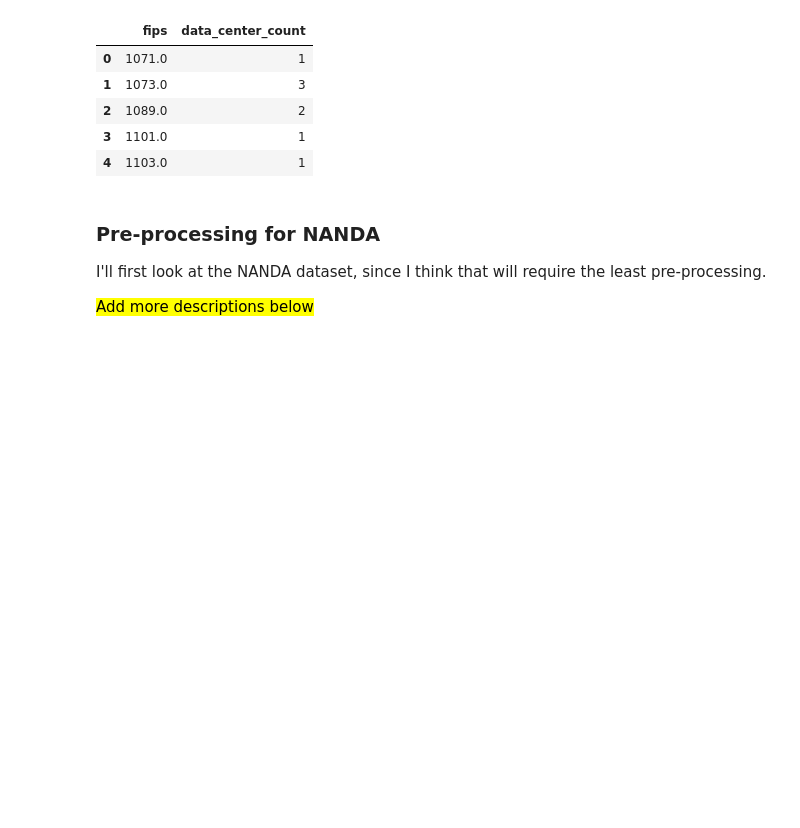
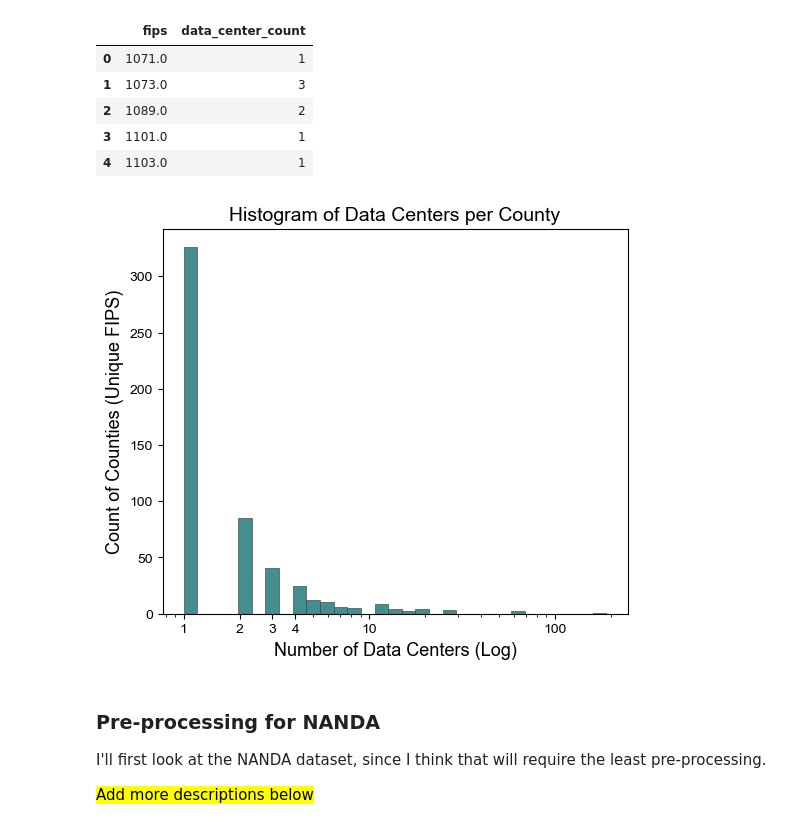
Before and after one commit to agrace339/Data-Center-Impact-Explorer, a Jupyter notebook: Script/Preprocessing Politics.ipynb, the cells around one changed output. Cells and saved outputs as stored; diff of their text form; code cells hidden in the pictures; blank space fills up the shorter version.

```diff
--- a/Script/Preprocessing Politics.ipynb
+++ b/Script/Preprocessing Politics.ipynb
@@ -69,6 +71,33 @@ dc_per_fips.head()
 | 2 | 1089.0 | 2 |
 | 3 | 1101.0 | 1 |
 | 4 | 1103.0 | 1 |
+# %%
+# Plot distribution of number of data centers
+# https://seaborn.pydata.org/examples/histogram_stacked.html
+
+f, ax = plt.subplots(figsize=(6, 5))
+
+sns.set_style("ticks",{'axes.grid' : True})
+# https://stackoverflow.com/questions/61503183/how-can-i-add-grid-lines-to-a-catplot-in-seaborn
+
+sns.histplot(
+    dc_per_fips,
+    x = "data_center_count",
+    color = "#05696b",
+    edgecolor = ".3",
+    linewidth = 0.5,
+    log_scale = True,
+)
+
+ax.xaxis.set_major_formatter(mpl.ticker.ScalarFormatter())
+
+ax.set_xticks([1, 2, 3, 4, 10, 100])
+plt.xlabel("Number of Data Centers (Log)", fontsize = 13)
+plt.ylabel("Count of Counties (Unique FIPS)", fontsize = 13)
+plt.title("Histogram of Data Centers per County", fontsize = 14)
+plt.show()
+# %% [output]
+[figure, added]
 # %% [markdown]
 ### Pre-processing for NANDA
 
```
Also changed, not shown: parts of 16 cells of this notebook, 2 other files.
